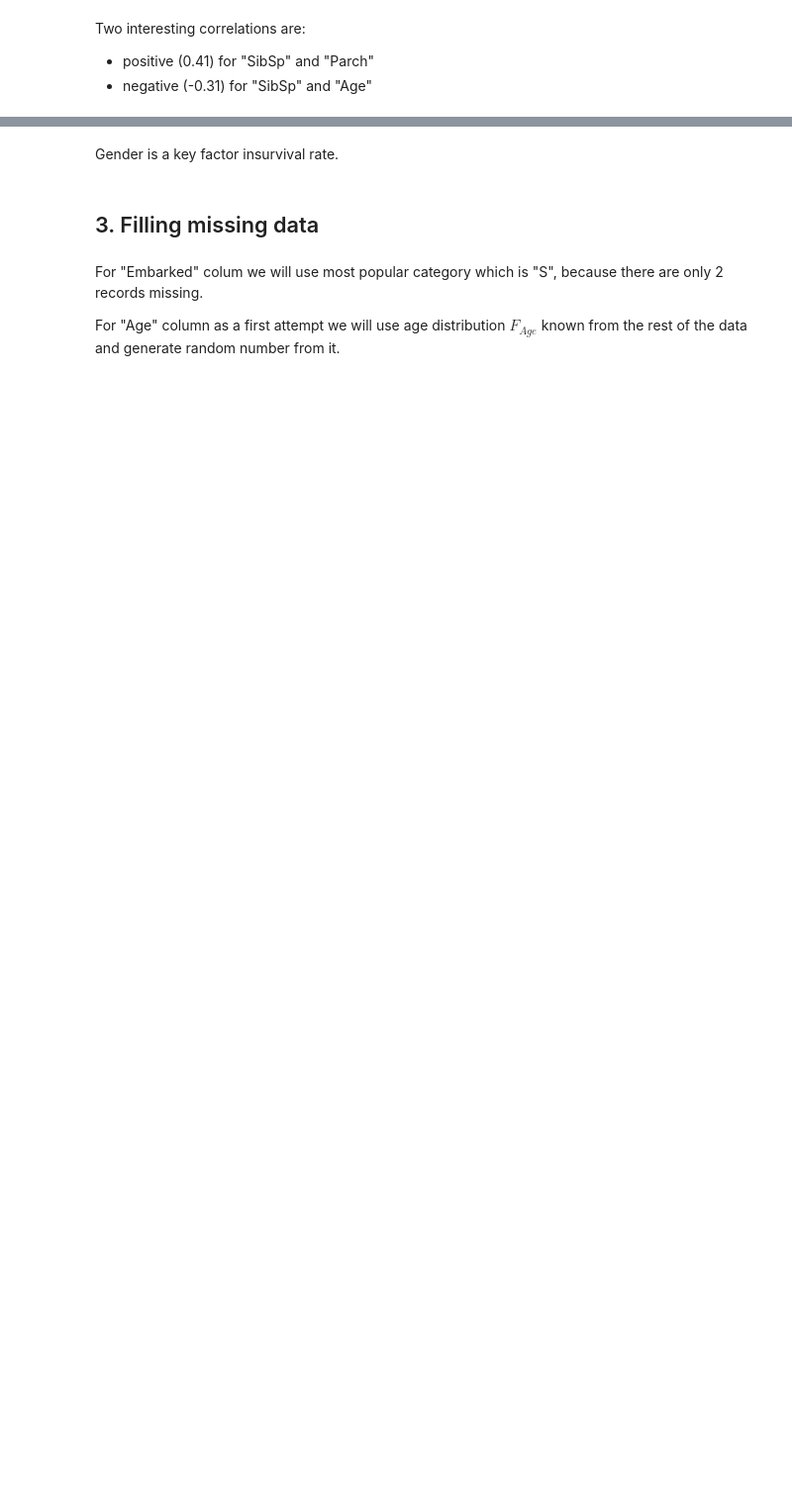
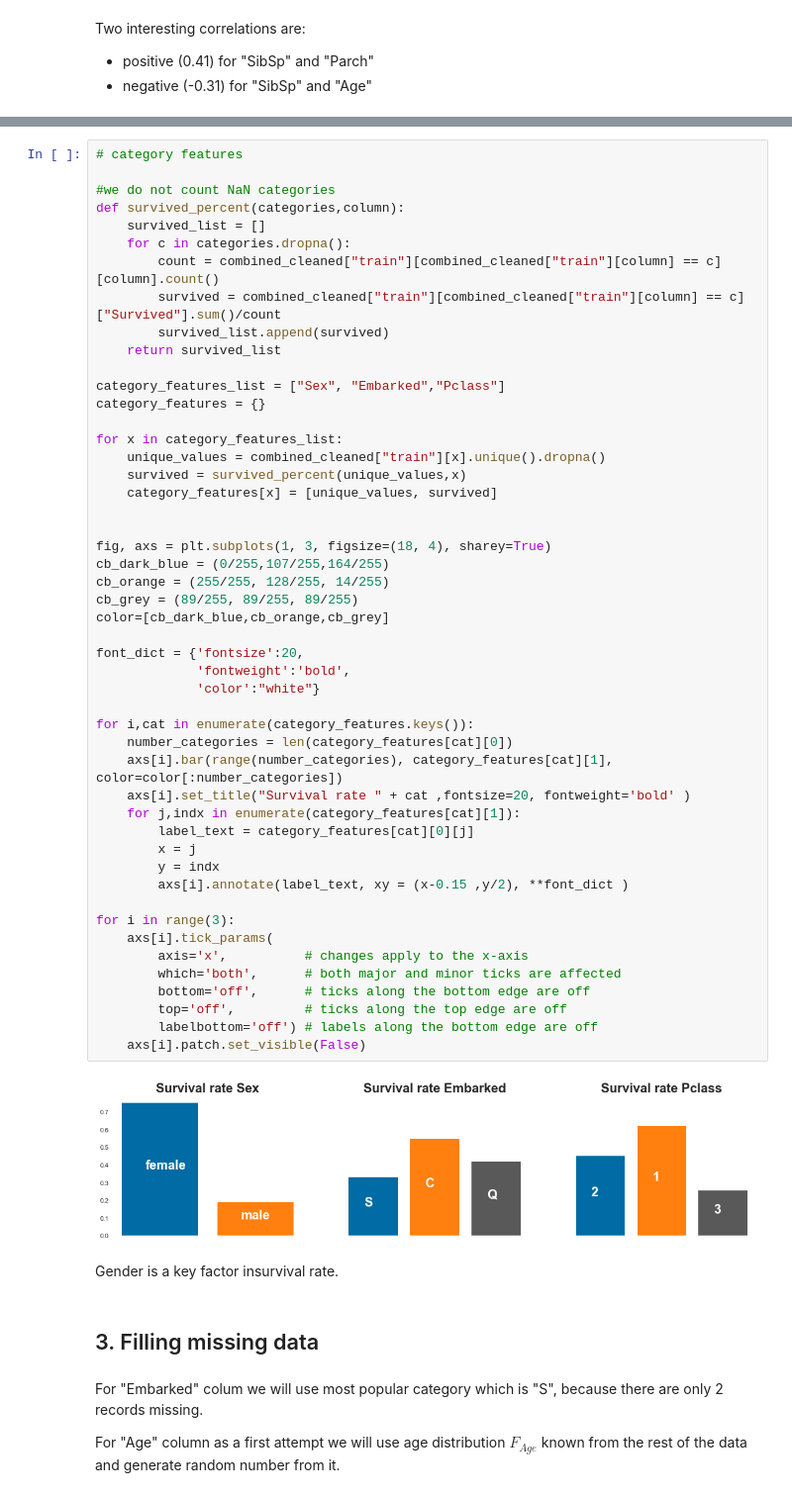
Before and after one commit to mknorps/DataScience-Projects, a Jupyter notebook: Titanic_meets_decision_Trees.ipynb, the cells around one changed output, grey strips where cells are left out. Shown at 99% size. Cells and saved outputs as stored; diff of their text form; blank space fills up the shorter version.

```diff
--- a/Titanic_meets_decision_Trees.ipynb
+++ b/Titanic_meets_decision_Trees.ipynb
@@ -239,3 +161,54 @@ Categories (3, object): [3, 1, 2]
+# %%
+# category features
+
+#we do not count NaN categories
+def survived_percent(categories,column):
+    survived_list = []
+    for c in categories.dropna():
+        count = combined_cleaned["train"][combined_cleaned["train"][column] == c][column].count()
+        survived = combined_cleaned["train"][combined_cleaned["train"][column] == c]["Survived"].sum()/count
+        survived_list.append(survived)
+    return survived_list
+
+category_features_list = ["Sex", "Embarked","Pclass"]
+category_features = {}
+
+for x in category_features_list:
+    unique_values = combined_cleaned["train"][x].unique().dropna()
+    survived = survived_percent(unique_values,x)
+    category_features[x] = [unique_values, survived]
+
+
+fig, axs = plt.subplots(1, 3, figsize=(18, 4), sharey=True)
+cb_dark_blue = (0/255,107/255,164/255)
+cb_orange = (255/255, 128/255, 14/255)
+cb_grey = (89/255, 89/255, 89/255)
+color=[cb_dark_blue,cb_orange,cb_grey]
+
+font_dict = {'fontsize':20,
+             'fontweight':'bold',
+             'color':"white"}
+
+for i,cat in enumerate(category_features.keys()):
+    number_categories = len(category_features[cat][0])
+    axs[i].bar(range(number_categories), category_features[cat][1], color=color[:number_categories])
+    axs[i].set_title("Survival rate " + cat ,fontsize=20, fontweight='bold' )
+    for j,indx in enumerate(category_features[cat][1]):
+        label_text = category_features[cat][0][j]
+        x = j
+        y = indx
+        axs[i].annotate(label_text, xy = (x-0.15 ,y/2), **font_dict )
+
+for i in range(3):
+    axs[i].tick_params(
+        axis='x',          # changes apply to the x-axis
+        which='both',      # both major and minor ticks are affected
+        bottom='off',      # ticks along the bottom edge are off
+        top='off',         # ticks along the top edge are off
+        labelbottom='off') # labels along the bottom edge are off
+    axs[i].patch.set_visible(False)
+# %% [output]
+[figure, added]
 # %% [markdown]
 Gender is a key factor insurvival rate.
 # %% [markdown]
```
Also changed, not shown: parts of 19 cells of this notebook.
